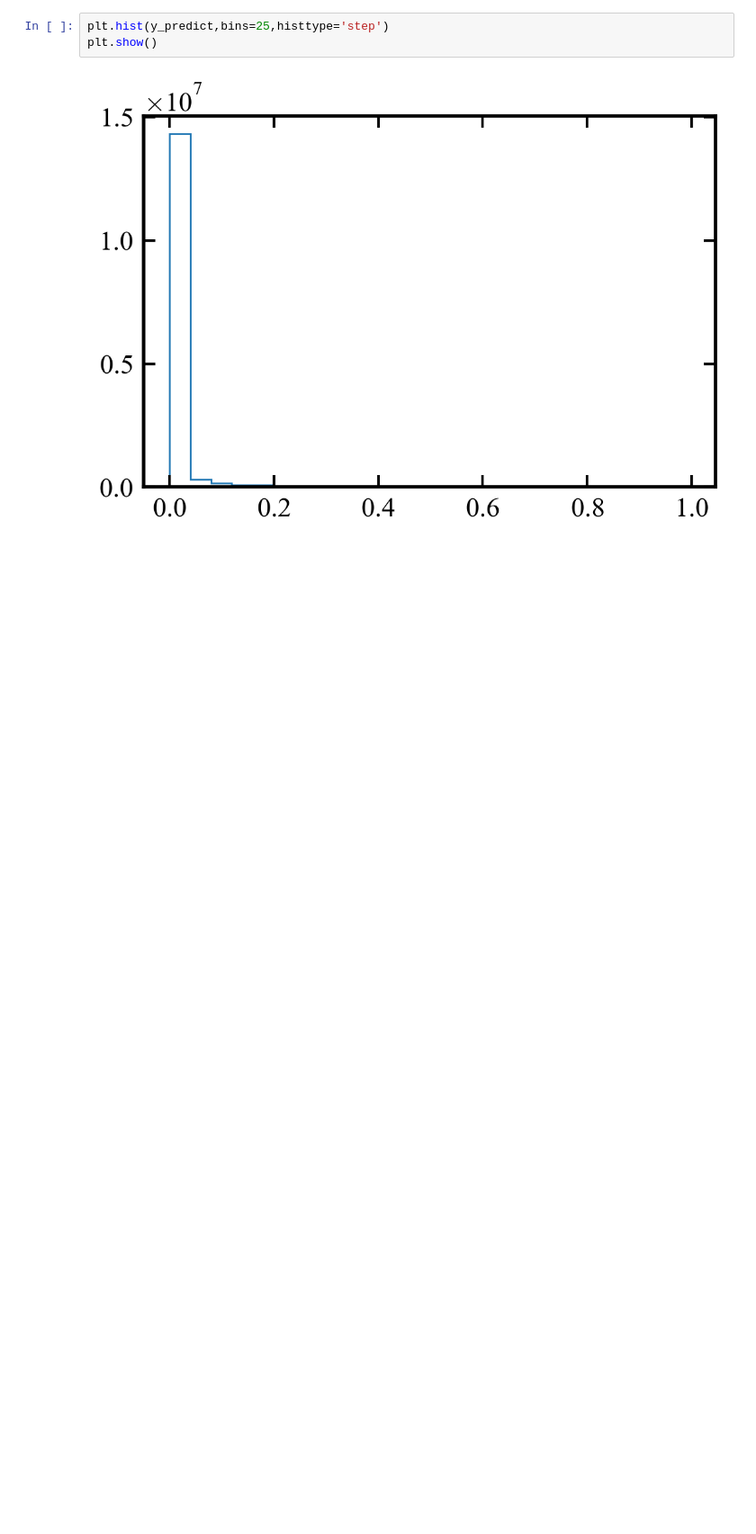
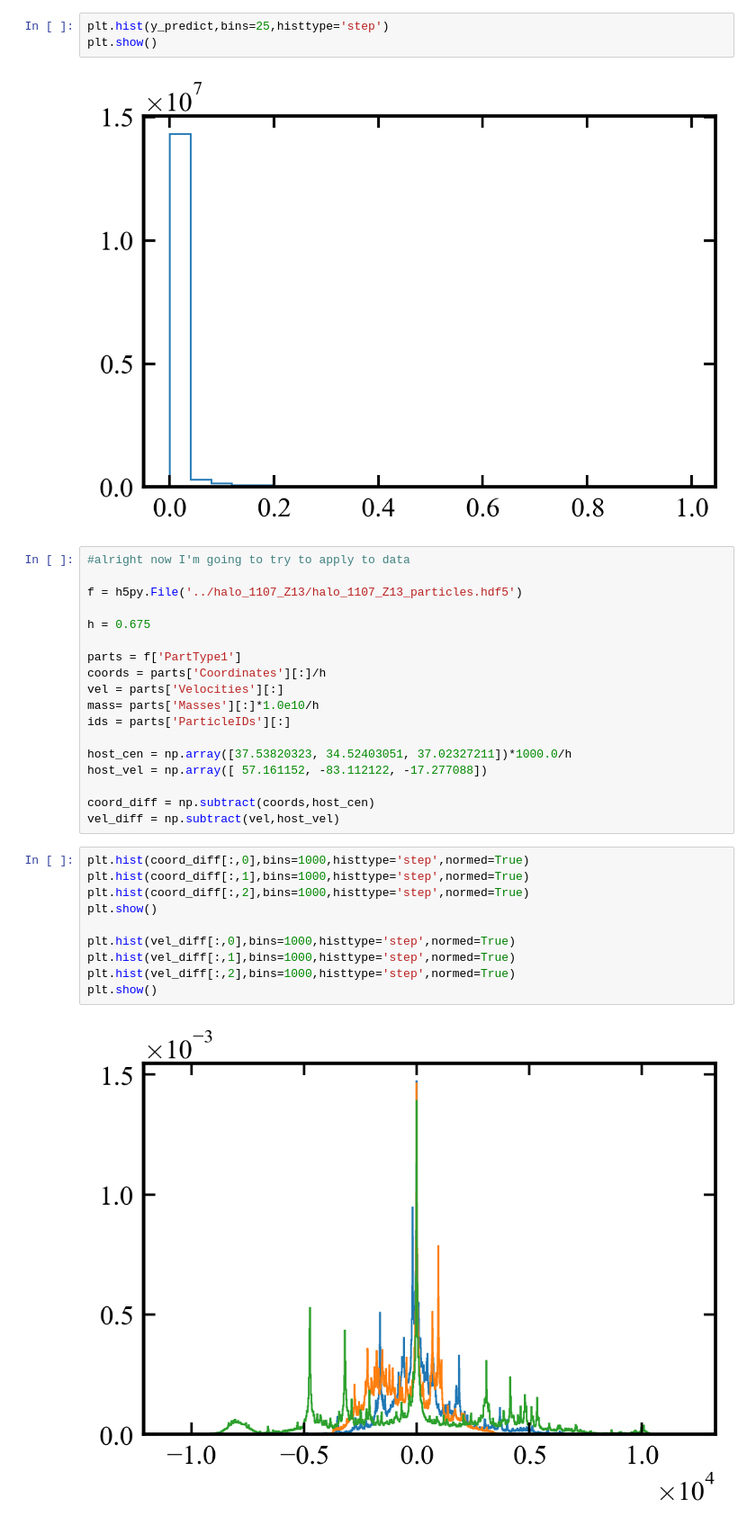
Before and after one commit to AndrewGraus/Stellar_Halo_Project, a Jupyter notebook: Biased_clasifier_tests.ipynb, the cells around one changed output. Shown at 90% size. Saved outputs shown, nothing was run; the diff lists cells and outputs as text; blank space fills up the shorter version.

```diff
--- a/Biased_clasifier_tests.ipynb
+++ b/Biased_clasifier_tests.ipynb
@@ -162,3 +197,33 @@ plt.hist(y_predict,bins=25,histtype='step')
 plt.show()
 # %% [output]
 [figure]
+# %%
+#alright now I'm going to try to apply to data
+
+f = h5py.File('../halo_1107_Z13/halo_1107_Z13_particles.hdf5')
+
+h = 0.675
+
+parts = f['PartType1']
+coords = parts['Coordinates'][:]/h
+vel = parts['Velocities'][:]
+mass= parts['Masses'][:]*1.0e10/h
+ids = parts['ParticleIDs'][:]
+
+host_cen = np.array([37.53820323, 34.52403051, 37.02327211])*1000.0/h
+host_vel = np.array([ 57.161152, -83.112122, -17.277088])
+
+coord_diff = np.subtract(coords,host_cen)
+vel_diff = np.subtract(vel,host_vel)
+# %%
+plt.hist(coord_diff[:,0],bins=1000,histtype='step',normed=True)
+plt.hist(coord_diff[:,1],bins=1000,histtype='step',normed=True)
+plt.hist(coord_diff[:,2],bins=1000,histtype='step',normed=True)
+plt.show()
+
+plt.hist(vel_diff[:,0],bins=1000,histtype='step',normed=True)
+plt.hist(vel_diff[:,1],bins=1000,histtype='step',normed=True)
+plt.hist(vel_diff[:,2],bins=1000,histtype='step',normed=True)
+plt.show()
+# %% [output]
+[figure, added]
```
Also changed, not shown: parts of 13 cells of this notebook.
